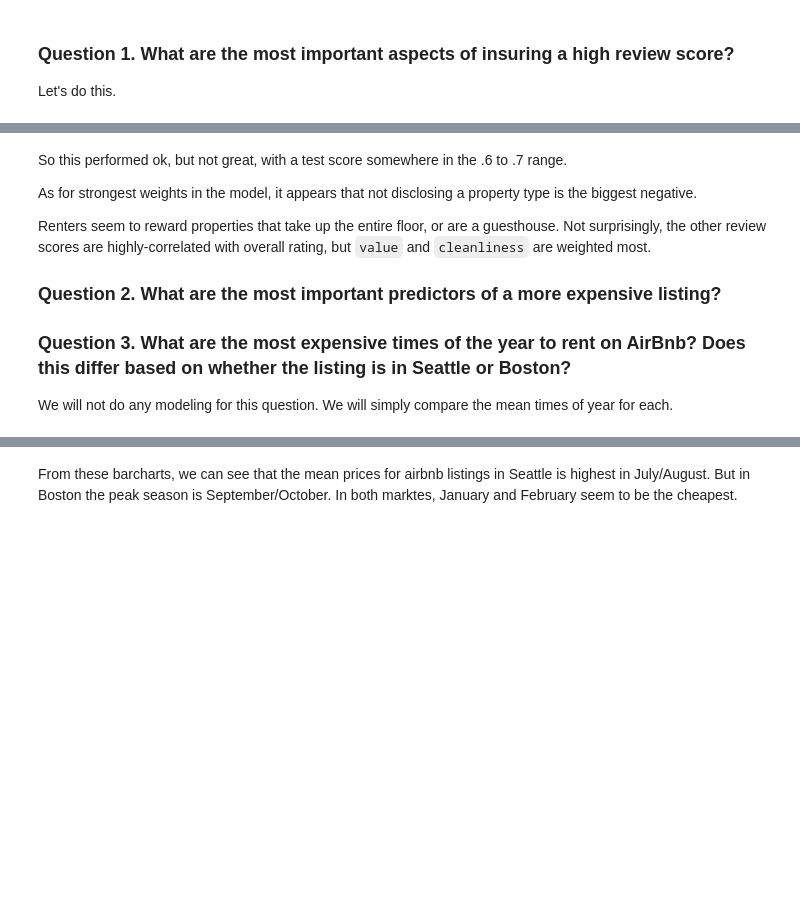
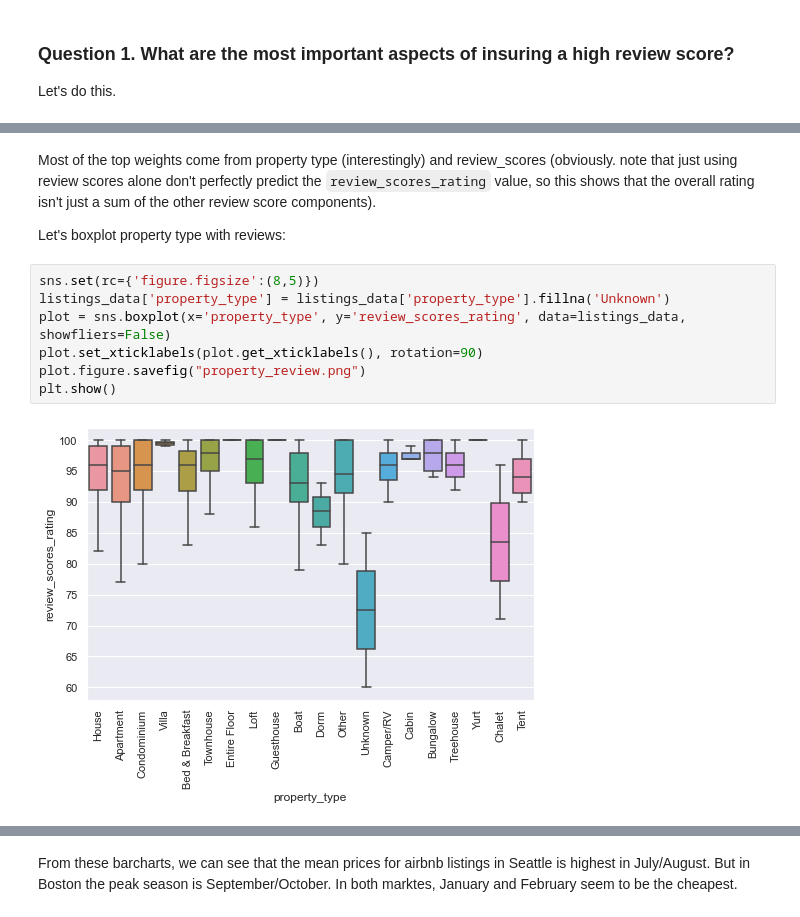
Before and after one commit to venknat/udacity-data-science, a Jupyter notebook: project1_blog_post/Udacity Making A Data Science Blog Post Project.ipynb, the cells around one changed output, grey strips where cells are left out. Cells and saved outputs as stored; diff of their text form; blank space fills up the shorter version.

```diff
--- a/project1_blog_post/Udacity Making A Data Science Blog Post Project.ipynb
+++ b/project1_blog_post/Udacity Making A Data Science Blog Post Project.ipynb
@@ -769,14 +807,16 @@ review_scores_communication: 1.3937196537810332
 review_scores_checkin: 1.2159148417278578
-# %% [markdown]
-So this performed ok, but not great, with a test score somewhere in the .6 to .7 range.
-
-As for strongest weights in the model, it appears that not disclosing a property type is the biggest negative.
-
-Renters seem to reward properties that take up the entire floor, or are a guesthouse.  Not surprisingly, the
-other review scores are highly-correlated with overall rating, but `value` and `cleanliness` are weighted most.
-
-### Question 2. What are the most important predictors of a more expensive listing?
-
-### Question 3. What are the most expensive times of the year to rent on AirBnb? Does this differ based on whether the listing is in Seattle or Boston?
-
-We will not do any modeling for this question.  We will simply compare the mean times of year for each.
+# %% [markdown]
+Most of the top weights come from property type (interestingly) and review_scores (obviously.  note that just using review
+scores alone don't perfectly predict the `review_scores_rating` value, so this shows that the overall rating isn't just
+a sum of the other review score components).
+
+Let's boxplot property type with reviews:
+# %%
+sns.set(rc={'figure.figsize':(8,5)})
+listings_data['property_type'] = listings_data['property_type'].fillna('Unknown')
+plot = sns.boxplot(x='property_type', y='review_scores_rating', data=listings_data, showfliers=False)
+plot.set_xticklabels(plot.get_xticklabels(), rotation=90)
+plot.figure.savefig("property_review.png")
+plt.show()
+# %% [output]
+[figure, added]
```
Also changed, not shown: parts of 26 cells of this notebook, 1 other file.
